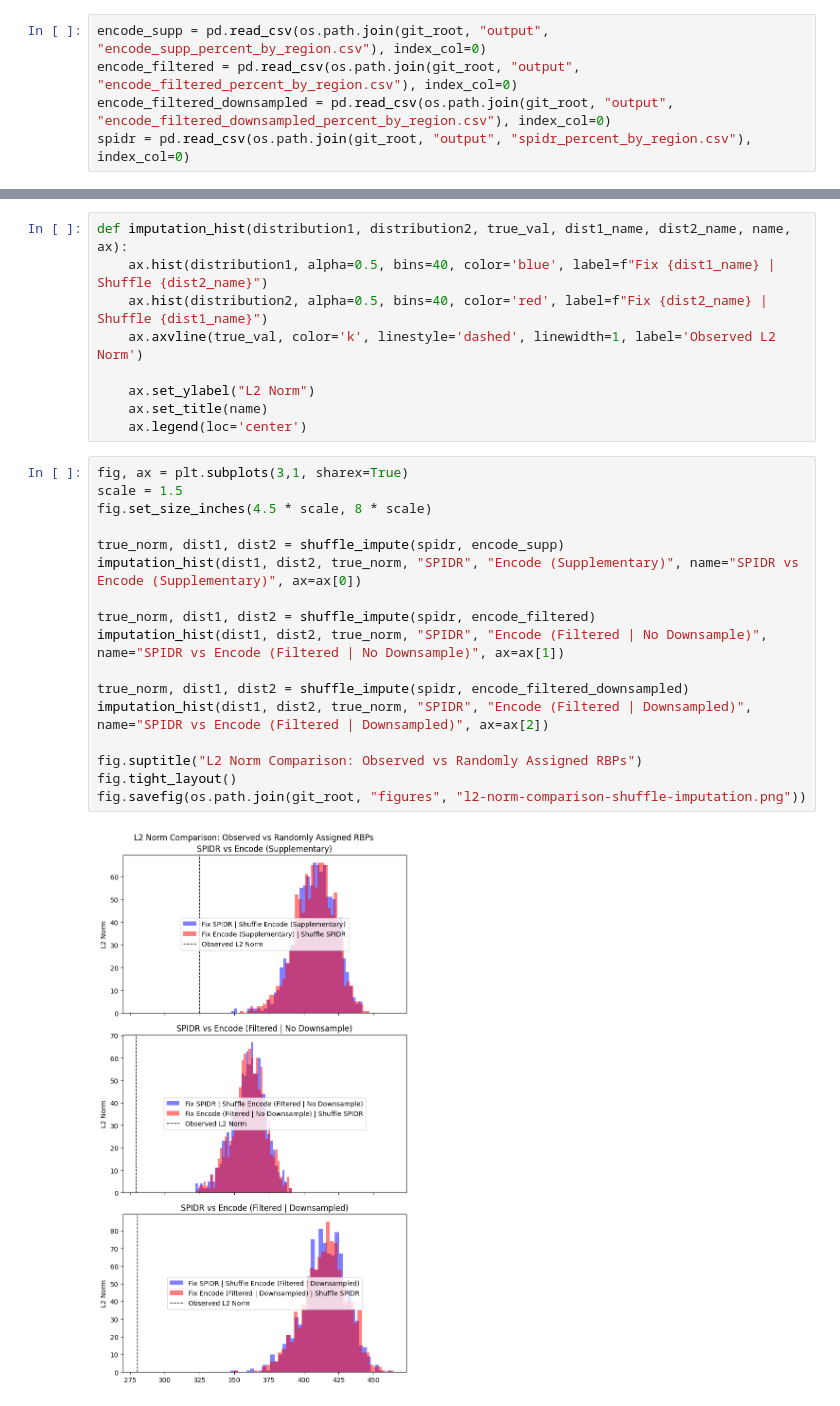
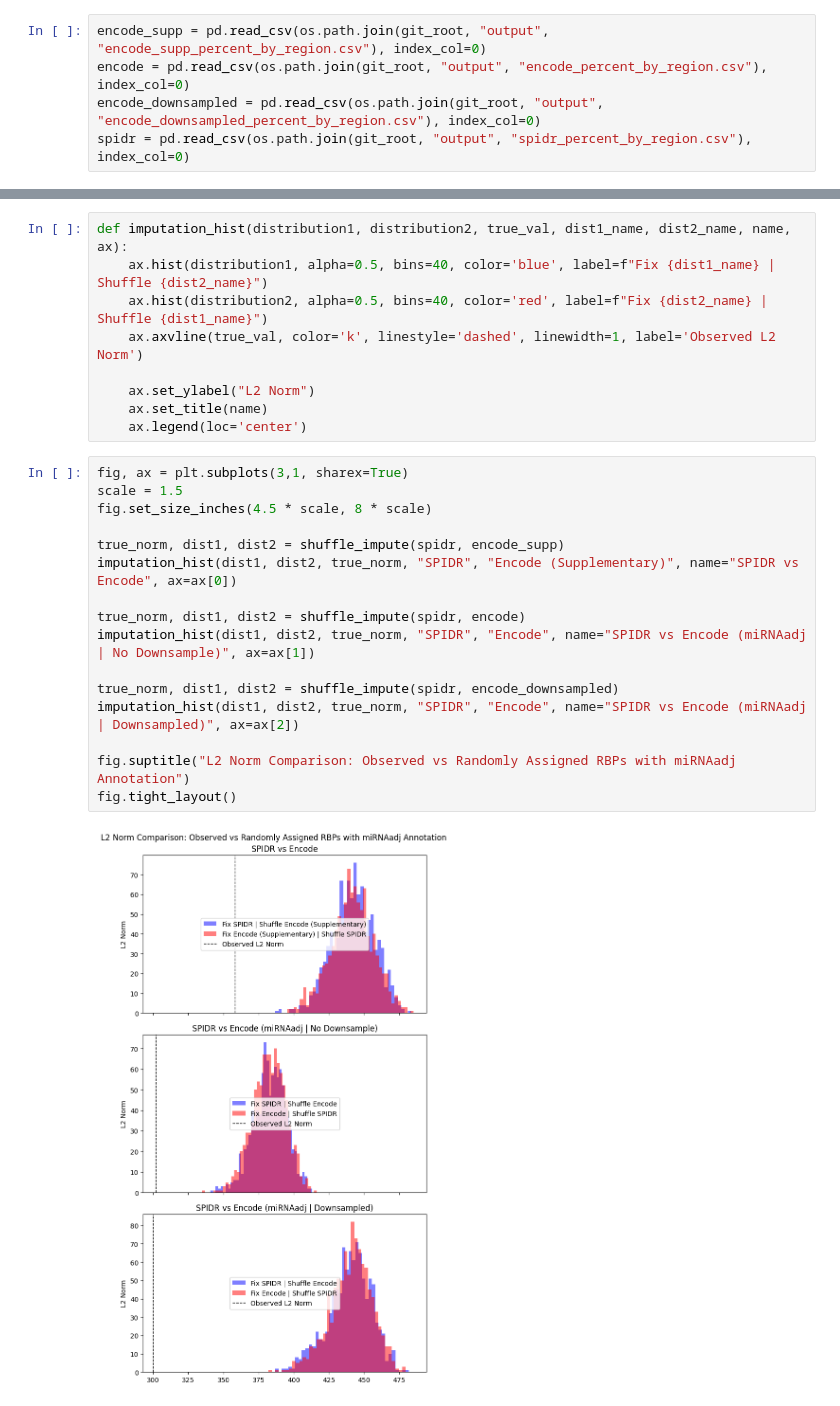
Before and after one commit to mjlab-Columbia/spidr, a Jupyter notebook: analysis/imputation.ipynb, the cells around one changed output, grey strips where cells are left out. Cells and saved outputs as stored; diff of their text form.

```diff
--- a/analysis/imputation.ipynb
+++ b/analysis/imputation.ipynb
@@ -20,8 +20,8 @@ def shuffle_along_axis(a, axis):
     return np.take_along_axis(a,idx,axis=axis)
 # %%
 encode_supp = pd.read_csv(os.path.join(git_root, "output", "encode_supp_percent_by_region.csv"), index_col=0)
-encode_filtered = pd.read_csv(os.path.join(git_root, "output", "encode_filtered_percent_by_region.csv"), index_col=0)
-encode_filtered_downsampled = pd.read_csv(os.path.join(git_root, "output", "encode_filtered_downsampled_percent_by_region.csv"), index_col=0)
+encode = pd.read_csv(os.path.join(git_root, "output", "encode_percent_by_region.csv"), index_col=0)
+encode_downsampled = pd.read_csv(os.path.join(git_root, "output", "encode_downsampled_percent_by_region.csv"), index_col=0)
 spidr = pd.read_csv(os.path.join(git_root, "output", "spidr_percent_by_region.csv"), index_col=0)
 # %%
 def shuffle_impute(df1, df2, samples=1000):
@@ -65,19 +65,18 @@ def imputation_hist(distribution1, distribution2, true_val, dist1_name, dist2_na
 # %%
 fig, ax = plt.subplots(3,1, sharex=True)
 scale = 1.5
 fig.set_size_inches(4.5 * scale, 8 * scale)
 
 true_norm, dist1, dist2 = shuffle_impute(spidr, encode_supp)
-imputation_hist(dist1, dist2, true_norm, "SPIDR", "Encode (Supplementary)", name="SPIDR vs Encode (Supplementary)", ax=ax[0])
+imputation_hist(dist1, dist2, true_norm, "SPIDR", "Encode (Supplementary)", name="SPIDR vs Encode", ax=ax[0])
 
-true_norm, dist1, dist2 = shuffle_impute(spidr, encode_filtered)
-imputation_hist(dist1, dist2, true_norm, "SPIDR", "Encode (Filtered | No Downsample)", name="SPIDR vs Encode (Filtered | No Downsample)", ax=ax[1])
+true_norm, dist1, dist2 = shuffle_impute(spidr, encode)
+imputation_hist(dist1, dist2, true_norm, "SPIDR", "Encode", name="SPIDR vs Encode (miRNAadj | No Downsample)", ax=ax[1])
 
-true_norm, dist1, dist2 = shuffle_impute(spidr, encode_filtered_downsampled)
-imputation_hist(dist1, dist2, true_norm, "SPIDR", "Encode (Filtered | Downsampled)", name="SPIDR vs Encode (Filtered | Downsampled)", ax=ax[2])
+true_norm, dist1, dist2 = shuffle_impute(spidr, encode_downsampled)
+imputation_hist(dist1, dist2, true_norm, "SPIDR", "Encode", name="SPIDR vs Encode (miRNAadj | Downsampled)", ax=ax[2])
 
-fig.suptitle("L2 Norm Comparison: Observed vs Randomly Assigned RBPs")
+fig.suptitle("L2 Norm Comparison: Observed vs Randomly Assigned RBPs with miRNAadj Annotation")
 fig.tight_layout()
-fig.savefig(os.path.join(git_root, "figures", "l2-norm-comparison-shuffle-imputation.png"))
 # %% [output]
-[figure, old version]
+[figure, new version]
```
Also changed, not shown: parts of 1 cell of this notebook, 4 other files.
